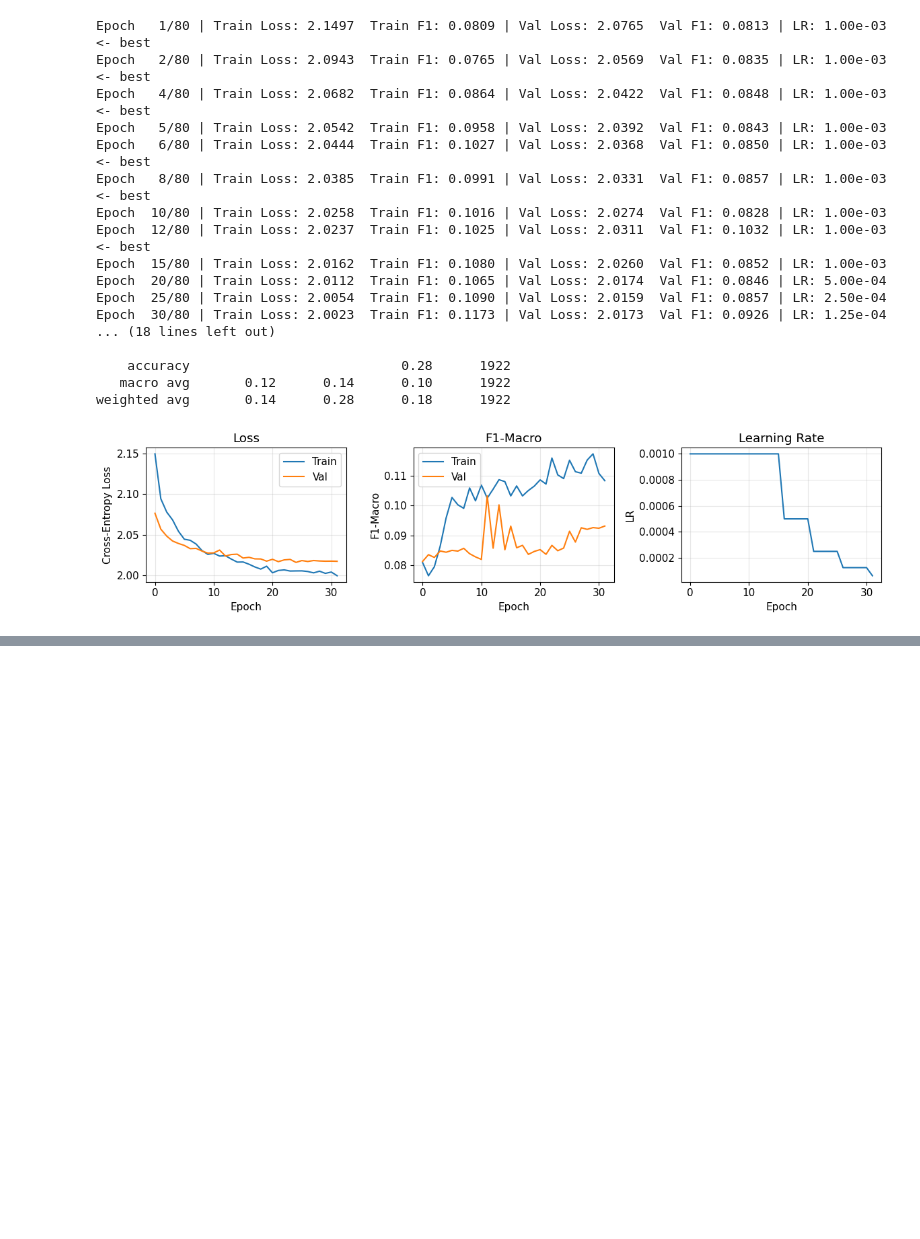
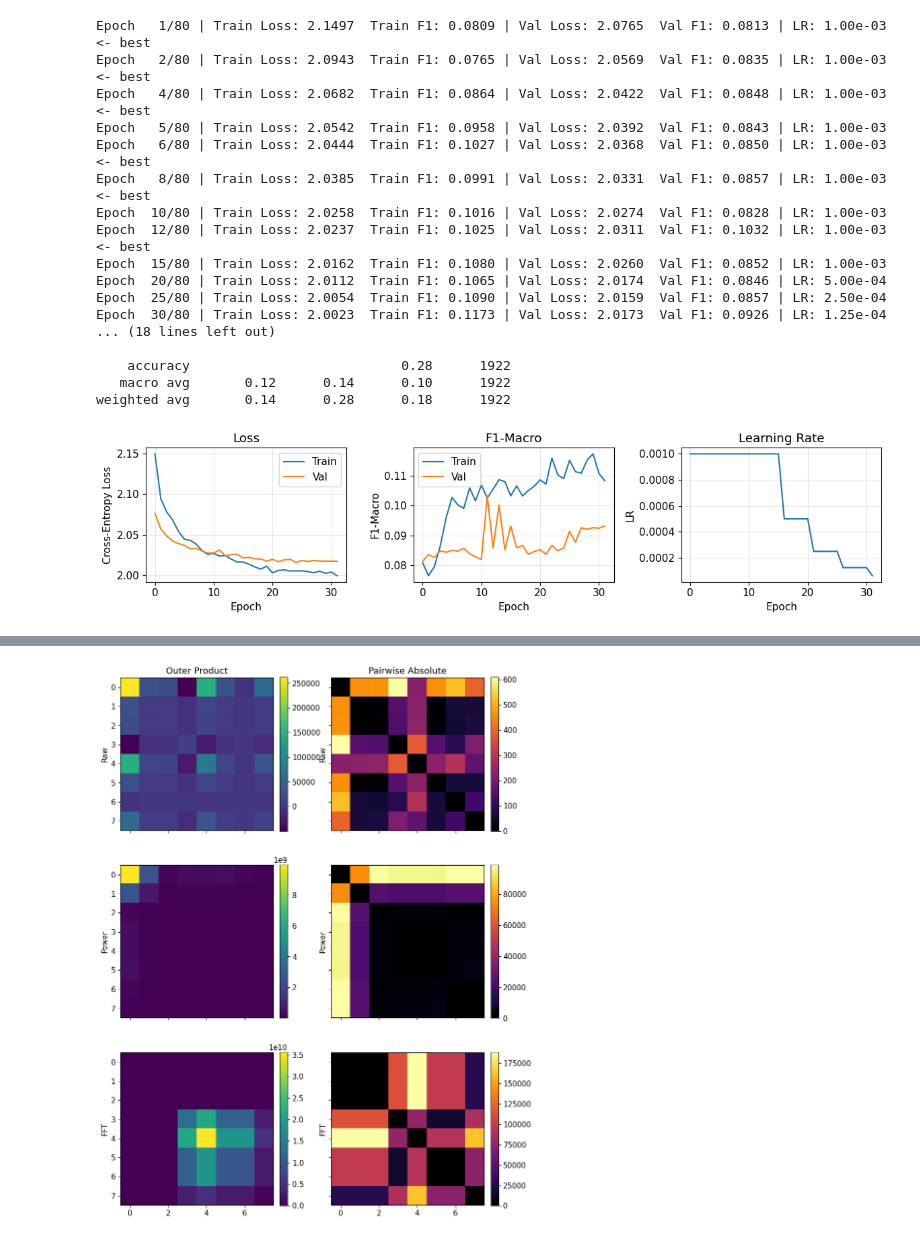
Before and after one commit to parhamkebria/EEG, a Jupyter notebook: EEG_Power_MLP.ipynb, the cells around one changed output, grey strips where cells are left out. Drawn from its saved outputs; the diff is of its cells as text; code cells hidden in the pictures; blank space fills up the shorter version.

```diff
--- a/EEG_Power_MLP.ipynb
+++ b/EEG_Power_MLP.ipynb
@@ -1409,0 +1413,48 @@ weighted avg       0.14      0.28      0.18      1922
+# %%
+random_sample = eeg_data.iloc[np.random.choice(eeg_data.id)]
+
+r = random_sample[list(raw_features.keys())].values.astype(float)
+p = random_sample[POWER_BANDS].values.astype(float)
+f = random_sample[fft_feature_cols].values.astype(float)
+
+r_outer_matrix = np.outer(r, r)
+r_dist_matrix = np.abs(r[:, None] - r[None, :])
+
+p_outer_matrix = np.outer(p, p)
+p_dist_matrix = np.abs(p[:, None] - p[None, :])
+
+f_outer_matrix = np.outer(f, f)
+f_dist_matrix = np.abs(f[:, None] - f[None, :])
+
+fig, axs = plt.subplots(3, 2, figsize=(9, 12), sharex=True, sharey=True)
+
+# RAW
+im0 = axs[0, 0].imshow(r_outer_matrix, cmap='viridis')
+axs[0, 0].set_title(f"Outer Product")
+axs[0, 0].set_ylabel("Raw")
+fig.colorbar(im0, ax=axs[0, 0], fraction=0.046, pad=0.04)
+im1 = axs[0, 1].imshow(r_dist_matrix, cmap='inferno')
+axs[0, 1].set_title("Pairwise Absolute")
+axs[0, 1].set_ylabel("Raw")
+fig.colorbar(im1, ax=axs[0, 1], fraction=0.046, pad=0.04)
+
+# POWER
+im0 = axs[1, 0].imshow(p_outer_matrix, cmap='viridis')
+axs[1, 0].set_ylabel(f"Power")
+fig.colorbar(im0, ax=axs[1, 0], fraction=0.046, pad=0.04)
+im1 = axs[1, 1].imshow(p_dist_matrix, cmap='inferno')
+axs[1, 1].set_ylabel("Power")
+fig.colorbar(im1, ax=axs[1, 1], fraction=0.046, pad=0.04)
+
+# FFT
+im0 = axs[2, 0].imshow(f_outer_matrix, cmap='viridis')
+axs[2, 0].set_ylabel(f"FFT")
+fig.colorbar(im0, ax=axs[2, 0], fraction=0.046, pad=0.04)
+im1 = axs[2, 1].imshow(f_dist_matrix, cmap='inferno')
+axs[2, 1].set_ylabel("FFT")
+fig.colorbar(im1, ax=axs[2, 1], fraction=0.046, pad=0.04)
+
+plt.tight_layout()
+plt.show()
+# %% [output]
+[figure, added]
```
Also changed, not shown: parts of 2 cells of this notebook.
